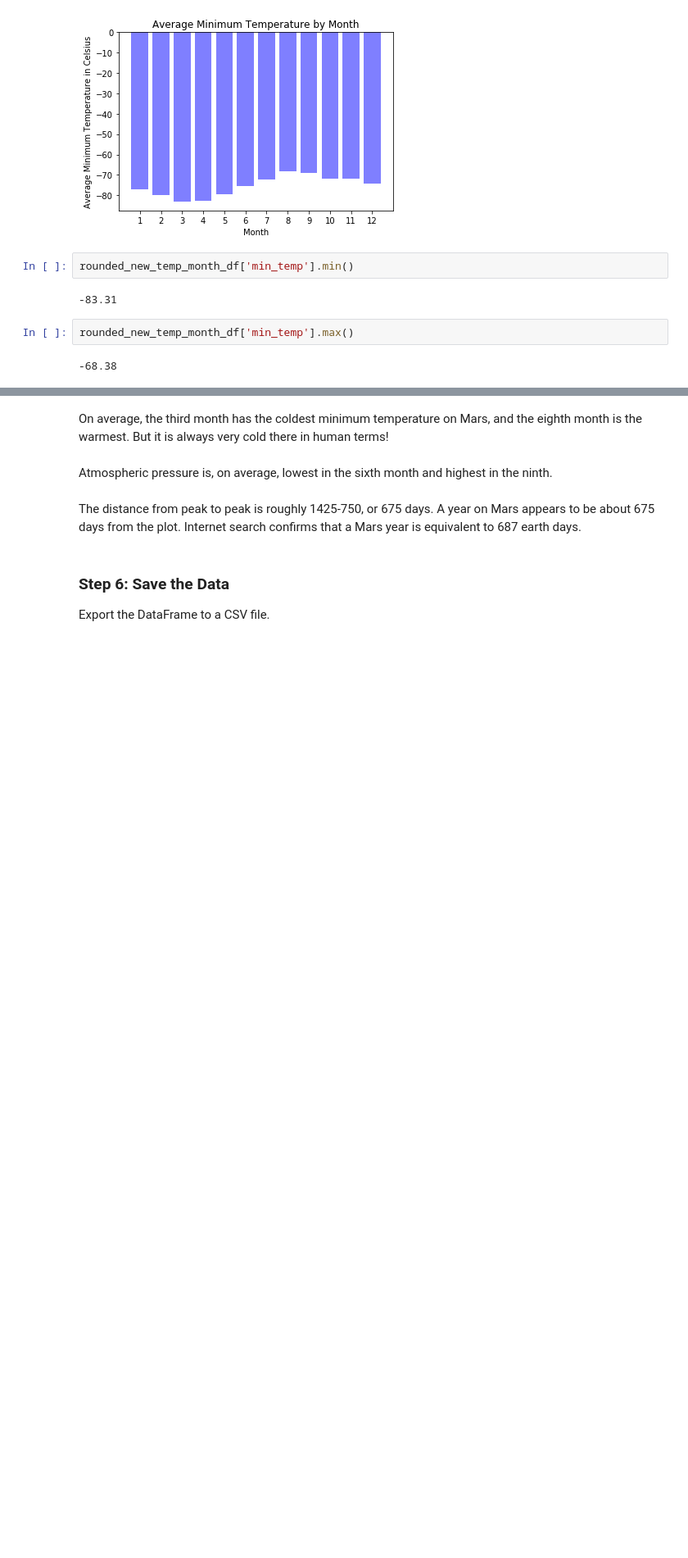
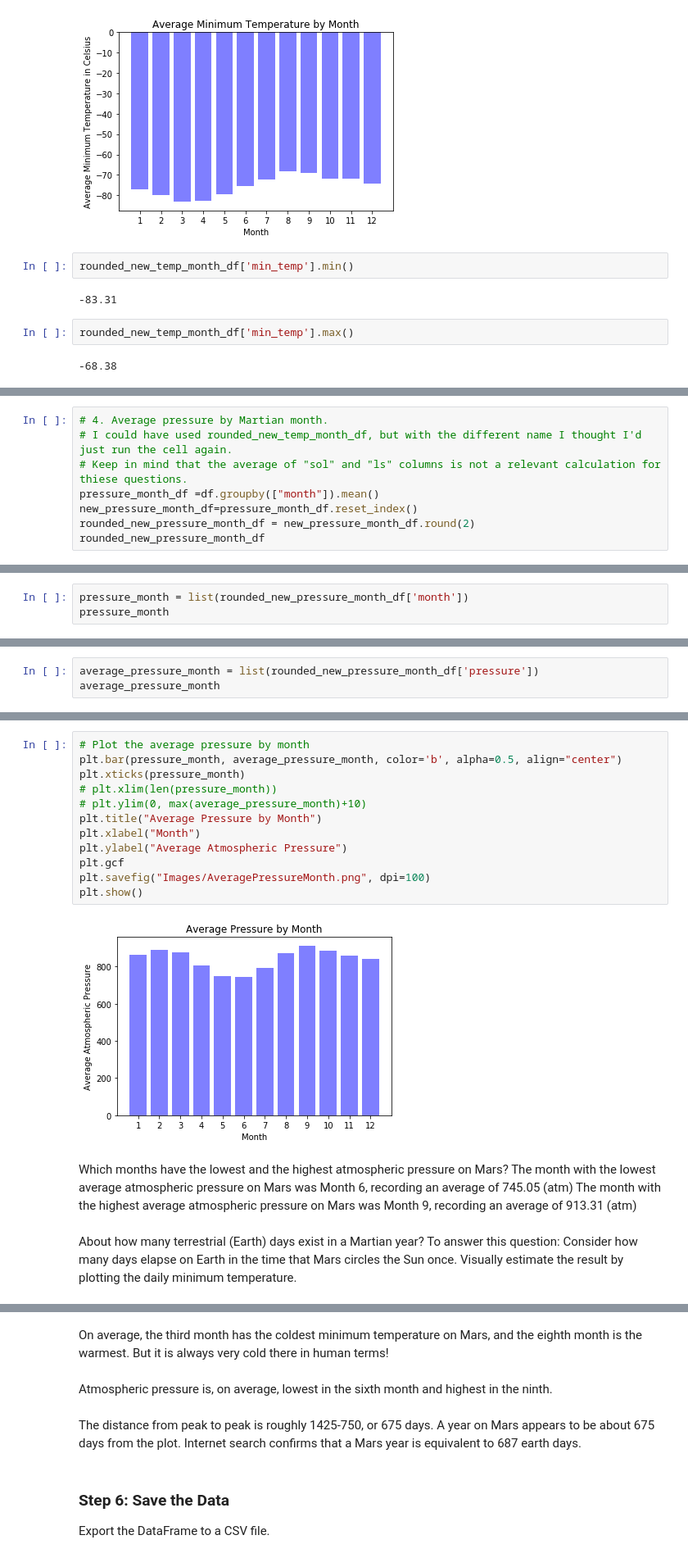
Before and after one commit to SandraBotica/module11-challenge, a Jupyter notebook: part_2_mars_weather.ipynb, the cells around one changed output, grey strips where cells are left out. Shown: that part at 82% size. Drawn from its saved outputs; the diff is of its cells as text; blank space fills up the shorter version.

```diff
--- a/part_2_mars_weather.ipynb
+++ b/part_2_mars_weather.ipynb
@@ -330,0 +329,8 @@ Hottest Month 8 -68.38
+# %%
+# 4. Average pressure by Martian month.
+# I could have used rounded_new_temp_month_df, but with the different name I thought I'd just run the cell again.
+# Keep in mind that the average of "sol" and "ls" columns is not a relevant calculation for thiese questions.
+pressure_month_df =df.groupby(["month"]).mean()
+new_pressure_month_df=pressure_month_df.reset_index()
+rounded_new_pressure_month_df = new_pressure_month_df.round(2)
+rounded_new_pressure_month_df
@@ -330,0 +351,3 @@ Hottest Month 8 -68.38
+# %%
+pressure_month = list(rounded_new_pressure_month_df['month'])
+pressure_month
@@ -330,0 +356,3 @@ Hottest Month 8 -68.38
+# %%
+average_pressure_month = list(rounded_new_pressure_month_df['pressure'])
+average_pressure_month
@@ -330,0 +372,23 @@ Hottest Month 8 -68.38
+# %%
+# Plot the average pressure by month
+plt.bar(pressure_month, average_pressure_month, color='b', alpha=0.5, align="center")
+plt.xticks(pressure_month)
+# plt.xlim(len(pressure_month))
+# plt.ylim(0, max(average_pressure_month)+10)
+plt.title("Average Pressure by Month")
+plt.xlabel("Month")
+plt.ylabel("Average Atmospheric Pressure")
+plt.gcf
+plt.savefig("Images/AveragePressureMonth.png", dpi=100)
+plt.show()
+# %% [output]
+[figure, added]
+# %% [markdown]
+Which months have the lowest and the highest atmospheric pressure on Mars?
+The month with the lowest average atmospheric pressure on Mars was Month 6, recording an average of 745.05 (atm)
+The month with the highest average atmospheric pressure on Mars was Month 9, recording an average of 913.31 (atm)
+# %% [markdown]
+About how many terrestrial (Earth) days exist in a Martian year?
+To answer this question:
+Consider how many days elapse on Earth in the time that Mars circles the Sun once.
+Visually estimate the result by plotting the daily minimum temperature.
```
Also changed, not shown: parts of 18 cells of this notebook, 7 other files.
